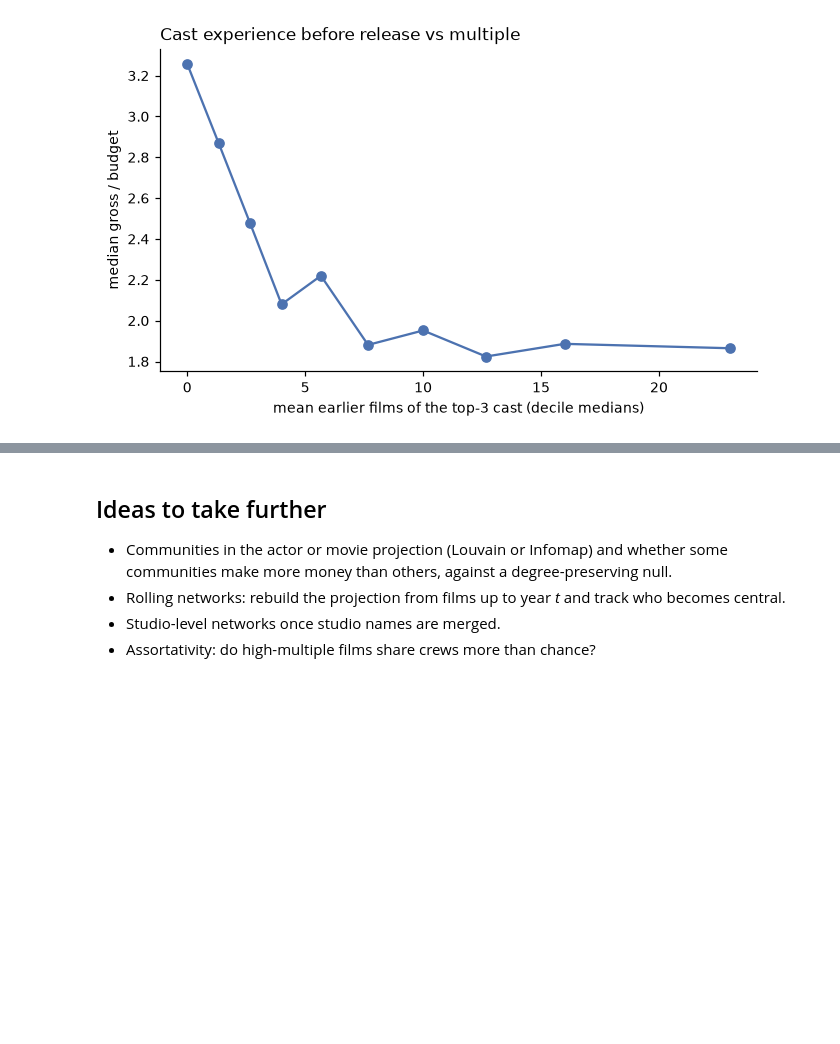
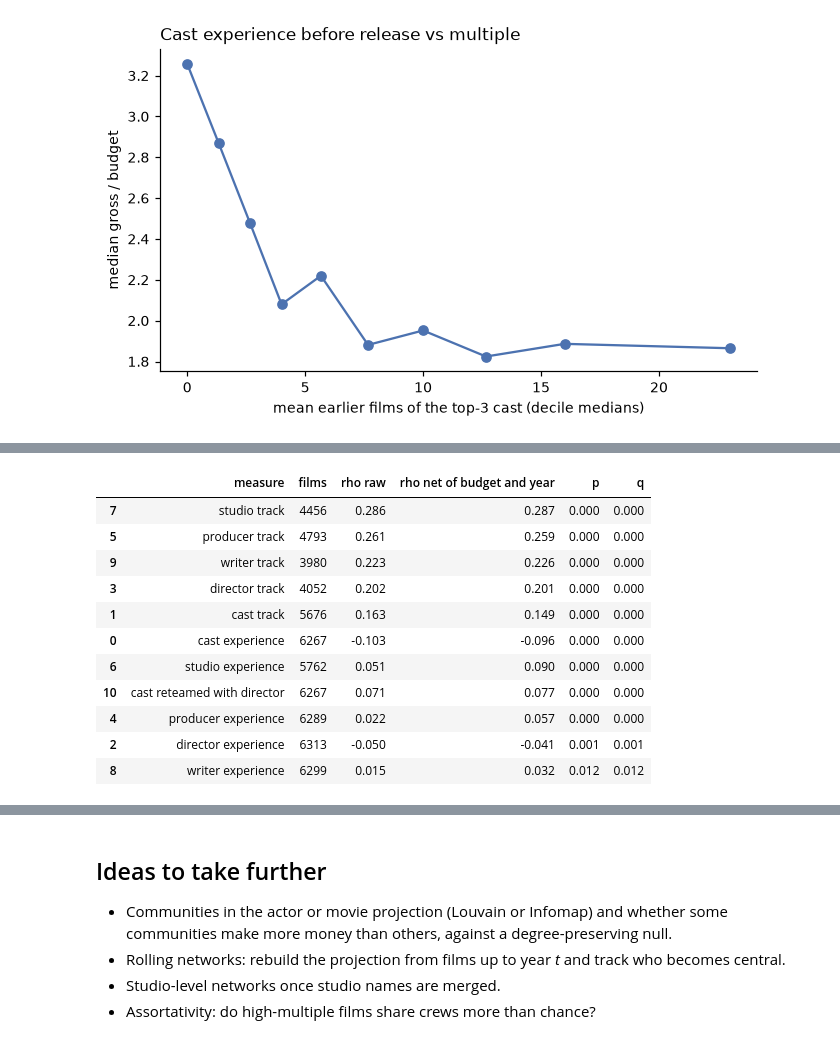
Before and after one commit to angelabuxo/IMDb-movie-success, a Jupyter notebook: notebooks/movie_graph.ipynb, the cells around one changed output, grey strips where cells are left out. Saved outputs shown, nothing was run; the diff lists cells and outputs as text; code cells hidden in the pictures; blank space fills up the shorter version.

```diff
--- a/notebooks/movie_graph.ipynb
+++ b/notebooks/movie_graph.ipynb
@@ -203,0 +217,75 @@ plt.show()
+# %%
+import bisect, re
+from sklearn.linear_model import RidgeCV
+from sklearn.metrics import r2_score
+from sklearn.model_selection import KFold
+from sklearn.pipeline import make_pipeline
+from sklearn.preprocessing import StandardScaler
+
+cm = nodes[(nodes.type == "movie") & (nodes.clean == 1)].copy()
+cm["log_mult"], cm["log_budget"] = np.log(cm.multiple), np.log(cm.budget_usd)
+lm, yr = cm.log_mult.to_dict(), nodes.year.to_dict()
+
+def group(role, ordering):
+    if role == "actor":
+        return "cast" if ordering <= 3 else None
+    return role if role in ("director", "writer", "producer", "studio") else None
+edges["grp"] = [group(r, o) for r, o in zip(edges.role, edges.ordering)]
+
+hist_all, hist_clean = defaultdict(list), defaultdict(list)
+for s, t in zip(edges.source, edges.target):
+    y = yr.get(t)
+    if y is None or np.isnan(y):
+        continue
+    hist_all[s].append(y)
+    if t in lm:
+        hist_clean[s].append((y, lm[t]))
+for v in hist_all.values():
+    v.sort()
+for v in hist_clean.values():
+    v.sort()
+clean_years = {k: [y for y, _ in v] for k, v in hist_clean.items()}
+
+def experience(e, y):
+    return bisect.bisect_left(hist_all.get(e, []), y)
+def track(e, y):
+    i = bisect.bisect_left(clean_years.get(e, []), y)
+    return [m for _, m in hist_clean.get(e, [])[:i]]
+
+dir_films, act_films = defaultdict(set), defaultdict(set)
+for s, t, r in zip(edges.source, edges.target, edges.role):
+    if r == "director":
+        dir_films[s].add(t)
+    elif r == "actor":
+        act_films[s].add(t)
+
+feat = defaultdict(dict)
+E = edges.dropna(subset=["grp"])
+for t, grp in E[E.target.isin(cm.index)].groupby("target"):
+    y = yr[t]
+    for g, sub in grp.groupby("grp"):
+        ents = sub.source.unique()
+        tr = [x for e in ents for x in track(e, y)]
+        feat[t][f"{g}_experience"] = float(np.mean([experience(e, y) for e in ents]))
+        feat[t][f"{g}_track"] = float(np.mean(tr)) if len(tr) >= 2 else np.nan
+    ds, cs = grp.source[grp.grp == "director"].tolist(), grp.source[grp.grp == "cast"].tolist()
+    if ds and cs:
+        earlier = {f for d in ds for f in dir_films[d] if yr.get(f, 9999) < y}
+        feat[t]["cast_reteamed_with_director"] = float(np.mean([bool(act_films[c] & earlier) for c in cs]))
+
+NF = pd.DataFrame.from_dict(feat, orient="index")
+d = cm.join(NF, how="left")
+d = d[d.year >= 1980].copy()
+
+rows = []
+for c in NF.columns:
+    sub = d.dropna(subset=[c])
+    r, p = rank_partial(sub.log_mult.values, sub[c].values, sub[["log_budget", "year"]].values)
+    rows.append({"measure": c.replace("_", " "), "films": len(sub), "rho raw": stats.spearmanr(sub[c], sub.log_mult)[0],
+                 "rho net of budget and year": r, "p": p})
+T = pd.DataFrame(rows).sort_values("p")
+o = np.argsort(T.p.values); q = T.p.values[o] * len(T) / np.arange(1, len(T) + 1)
+q = np.minimum.accumulate(q[::-1])[::-1]; T["q"] = 0.0; T.iloc[o, T.columns.get_loc("q")] = np.minimum(q, 1)
+print(f"{len(d):,} clean films released 1980 or later")
+T.round(3)
+# %% [output]
@@ -203,0 +293,12 @@ plt.show()
+|  | measure | films | rho raw | rho net of budget and year | p | q |
+| 7 | studio track | 4456 | 0.286 | 0.287 | 0.000 | 0.000 |
+| 5 | producer track | 4793 | 0.261 | 0.259 | 0.000 | 0.000 |
+| 9 | writer track | 3980 | 0.223 | 0.226 | 0.000 | 0.000 |
+| 3 | director track | 4052 | 0.202 | 0.201 | 0.000 | 0.000 |
+| 1 | cast track | 5676 | 0.163 | 0.149 | 0.000 | 0.000 |
+| 0 | cast experience | 6267 | -0.103 | -0.096 | 0.000 | 0.000 |
+| 6 | studio experience | 5762 | 0.051 | 0.090 | 0.000 | 0.000 |
+| 10 | cast reteamed with director | 6267 | 0.071 | 0.077 | 0.000 | 0.000 |
+| 4 | producer experience | 6289 | 0.022 | 0.057 | 0.000 | 0.000 |
+| 2 | director experience | 6313 | -0.050 | -0.041 | 0.001 | 0.001 |
+| 8 | writer experience | 6299 | 0.015 | 0.032 | 0.012 | 0.012 |
```
Also changed, not shown: parts of 15 cells of this notebook.
